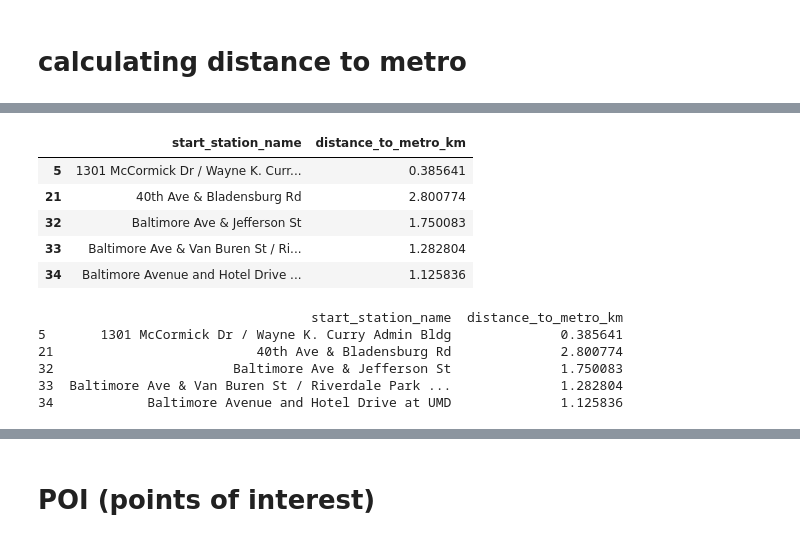
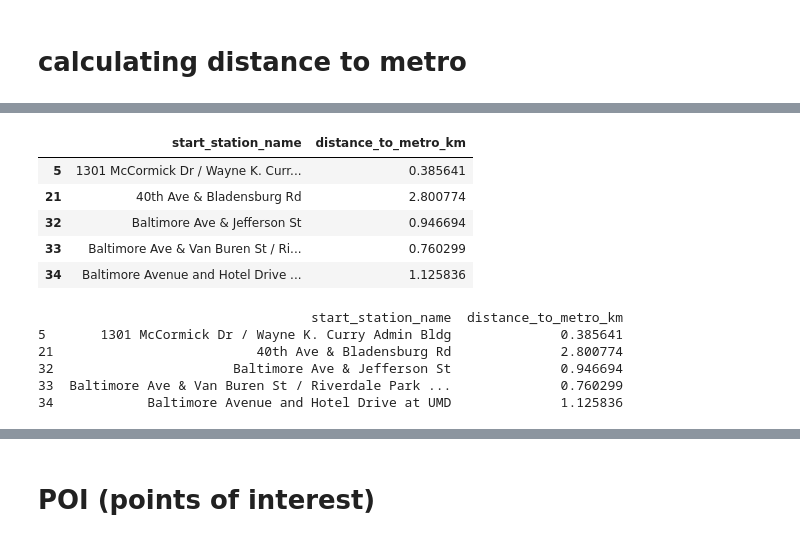
Before and after one commit to pabs-llama/projects, a Jupyter notebook: project_3_ capitalbikeshare/linear_regression_pg.ipynb, the cells around one changed output, grey strips where cells are left out. Drawn from its saved outputs; the diff is of its cells as text; code cells hidden in the pictures.

```diff
--- a/project_3_ capitalbikeshare/linear_regression_pg.ipynb
+++ b/project_3_ capitalbikeshare/linear_regression_pg.ipynb
@@ -361,0 +375,9 @@ metro_stations_gdf = metro_stations_gdf[["NAME","MetroLine","geometry"]]
+# %%
+train_stations_df = pd.DataFrame(train_stations_gdf)
+# %%
+train_metro_stations_df = pd.concat([metro_stations_df,train_stations_df])
+# %%
+train_metro_stations_df["geometry"] = train_metro_stations_df["geometry"].apply(Point)
+
+# Convert to GeoDataFrame
+train_metro_stations_gdf= gpd.GeoDataFrame(train_metro_stations_df, geometry="geometry", crs="EPSG:4326")
@@ -392,31 +411,31 @@ pg_unique_stations_gdf
 # EPSG:3857 or EPSG:26985 (Projected) → Meters/KM (Best for Distance Calculations)
 
 pg_unique_stations_gdf = pg_unique_stations_gdf.to_crs(epsg=26985)
-metro_stations_gdf = metro_stations_gdf.to_crs(epsg=26985)
+train_metro_stations_gdf = train_metro_stations_gdf.to_crs(epsg=26985)
 # %%
 from shapely.ops import nearest_points
 
 def find_nearest_metro(bike_station, metro_stations):
     """Find the nearest metro station and return its distance in meters."""
     nearest_metro = nearest_points(bike_station, metro_stations.union_all())[1]
     return bike_station.distance(nearest_metro)  # Output in meters
 
 # Compute nearest metro distance for each bikeshare station
 pg_unique_stations_gdf["distance_to_metro_meters"] = pg_unique_stations_gdf["geometry"].apply(
-    lambda x: find_nearest_metro(x, metro_stations_gdf)
+    lambda x: find_nearest_metro(x, train_metro_stations_gdf)
 )
 
 # Convert to kilometers for better readability
 pg_unique_stations_gdf["distance_to_metro_km"] = pg_unique_stations_gdf["distance_to_metro_meters"] / 1000
 
 # Check results
 pg_unique_stations_gdf[["start_station_name", "distance_to_metro_km"]].head()
 # %% [output]
 |  | start_station_name | distance_to_metro_km |
 | 5 | 1301 McCormick Dr / Wayne K. Curr... | 0.385641 |
 | 21 | 40th Ave & Bladensburg Rd | 2.800774 |
-| 32 | Baltimore Ave & Jefferson St | 1.750083 |
-| 33 | Baltimore Ave & Van Buren St / Ri... | 1.282804 |
+| 32 | Baltimore Ave & Jefferson St | 0.946694 |
+| 33 | Baltimore Ave & Van Buren St / Ri... | 0.760299 |
 | 34 | Baltimore Avenue and Hotel Drive ... | 1.125836 |
 # %%
 from scipy.spatial import cKDTree
@@ -424,7 +443,7 @@ import numpy as np
 
 # Extract coordinates
 bike_coords = np.array(list(pg_unique_stations_gdf.geometry.apply(lambda x: (x.x, x.y))))
-metro_coords = np.array(list(metro_stations_gdf.geometry.apply(lambda x: (x.x, x.y))))
+metro_coords = np.array(list(train_metro_stations_gdf.geometry.apply(lambda x: (x.x, x.y))))
 
 # Create KDTree for fast nearest-neighbor search
 metro_tree = cKDTree(metro_coords)
@@ -441,6 +460,6 @@ print(pg_unique_stations_gdf[["start_station_name", "distance_to_metro_km"]].hea
                                    start_station_name  distance_to_metro_km
 5       1301 McCormick Dr / Wayne K. Curry Admin Bldg              0.385641
 21                          40th Ave & Bladensburg Rd              2.800774
-32                       Baltimore Ave & Jefferson St              1.750083
-33  Baltimore Ave & Van Buren St / Riverdale Park ...              1.282804
+32                       Baltimore Ave & Jefferson St              0.946694
+33  Baltimore Ave & Van Buren St / Riverdale Park ...              0.760299
 34            Baltimore Avenue and Hotel Drive at UMD              1.125836
```
Also changed, not shown: parts of 68 cells of this notebook.
